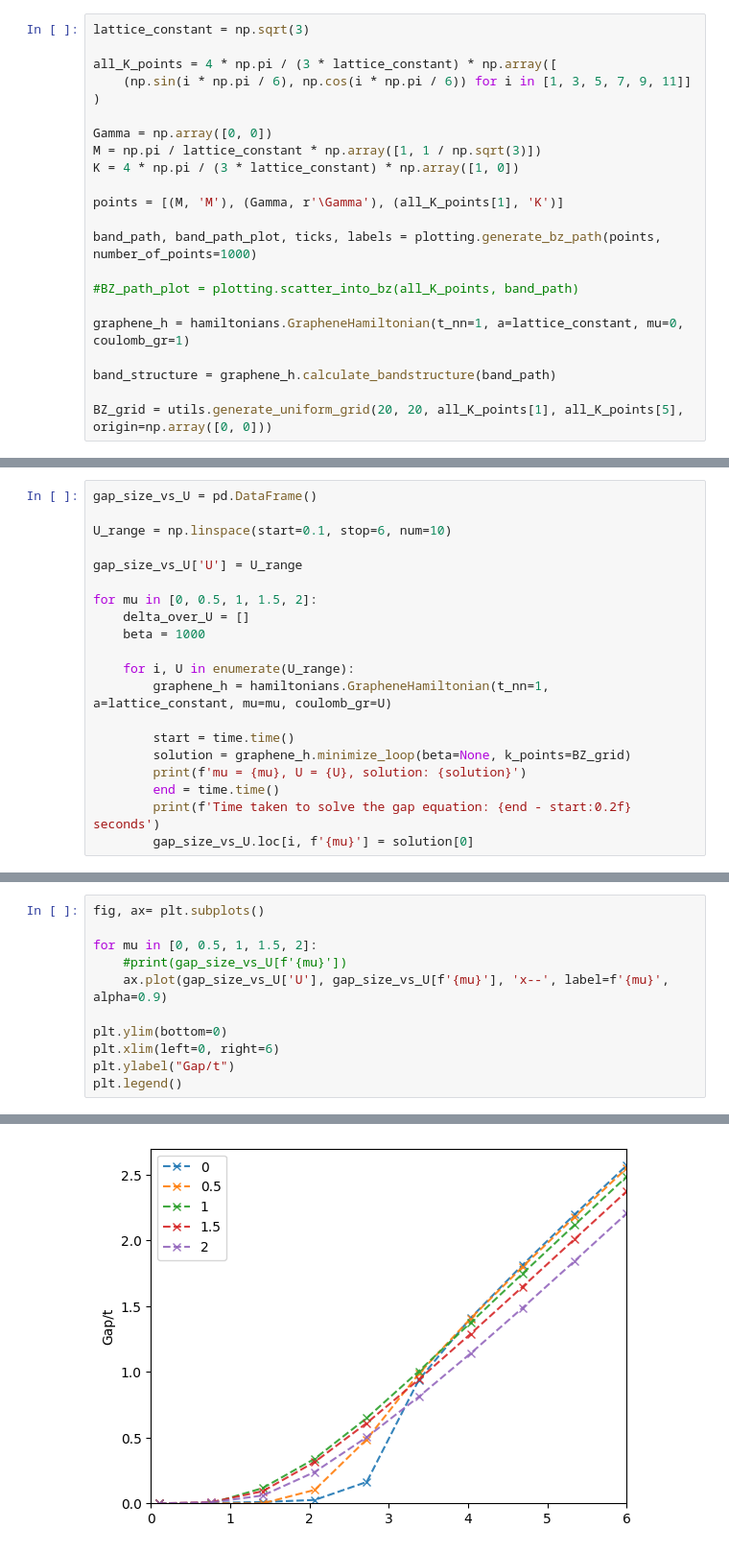
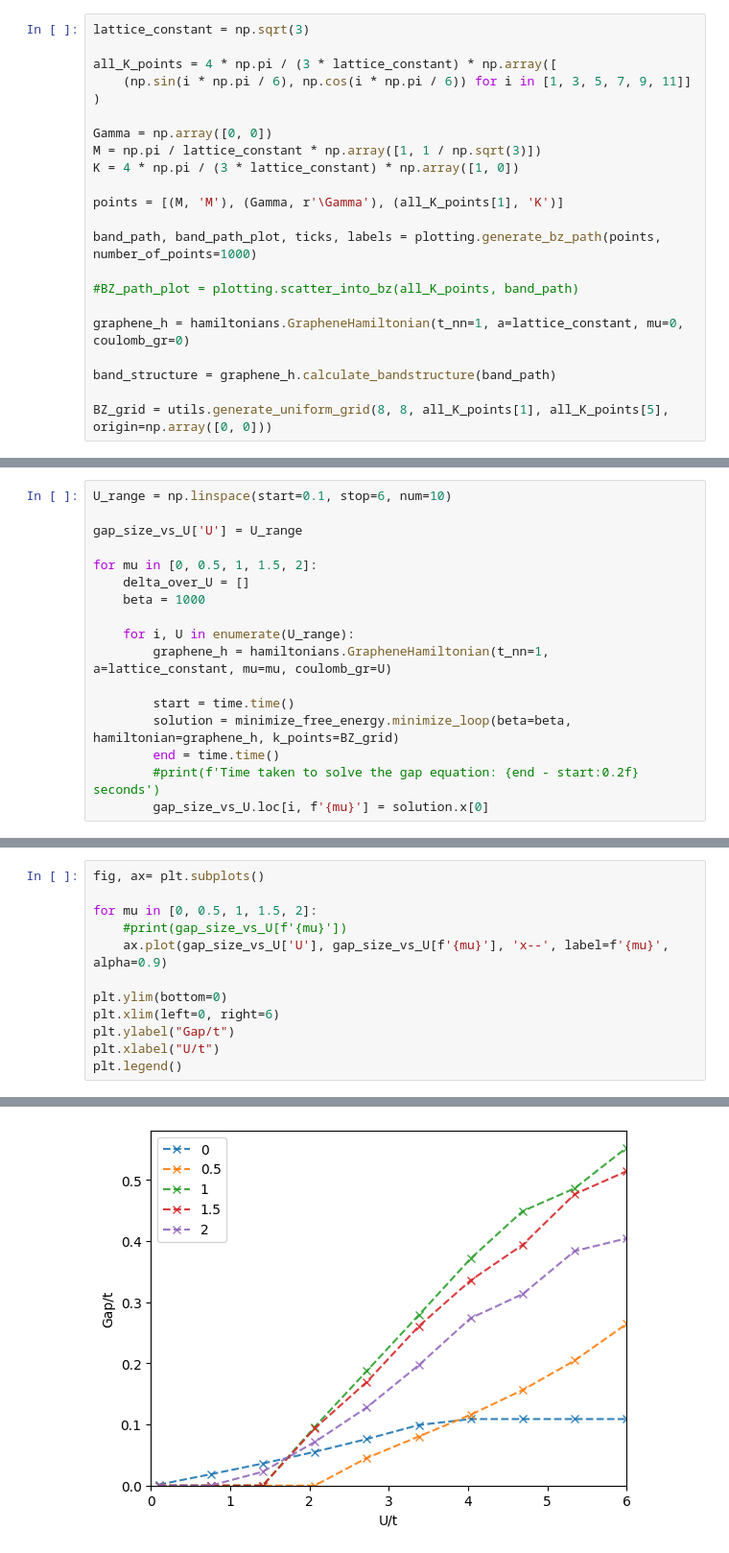
Before and after one commit to Ruberhauptmann/quant-met, a Jupyter notebook: notebooks/bdg_graphene.ipynb, the cells around one changed output, grey strips where cells are left out. Shown: that part at 96% size. Cells and saved outputs as stored; diff of their text form.

```diff
--- a/notebooks/bdg_graphene.ipynb
+++ b/notebooks/bdg_graphene.ipynb
@@ -21,8 +21,8 @@ band_path, band_path_plot, ticks, labels = plotting.generate_bz_path(points, num
 
 #BZ_path_plot = plotting.scatter_into_bz(all_K_points, band_path)
 
-graphene_h = hamiltonians.GrapheneHamiltonian(t_nn=1, a=lattice_constant, mu=0, coulomb_gr=1)
+graphene_h = hamiltonians.GrapheneHamiltonian(t_nn=1, a=lattice_constant, mu=0, coulomb_gr=0)
 
 band_structure = graphene_h.calculate_bandstructure(band_path)
 
-BZ_grid = utils.generate_uniform_grid(20, 20, all_K_points[1], all_K_points[5], origin=np.array([0, 0]))
+BZ_grid = utils.generate_uniform_grid(8, 8, all_K_points[1], all_K_points[5], origin=np.array([0, 0]))
@@ -29,6 +31,4 @@ BZ_grid = utils.generate_uniform_grid(20, 20, all_K_points[1], all_K_points[5],
 # %%
-gap_size_vs_U = pd.DataFrame()
-
 U_range = np.linspace(start=0.1, stop=6, num=10)
 
 gap_size_vs_U['U'] = U_range
@@ -41,8 +41,7 @@ for mu in [0, 0.5, 1, 1.5, 2]:
         graphene_h = hamiltonians.GrapheneHamiltonian(t_nn=1, a=lattice_constant, mu=mu, coulomb_gr=U)
 
         start = time.time()
-        solution = graphene_h.minimize_loop(beta=None, k_points=BZ_grid)
-        print(f'mu = {mu}, U = {U}, solution: {solution}')
+        solution = minimize_free_energy.minimize_loop(beta=beta, hamiltonian=graphene_h, k_points=BZ_grid)
         end = time.time()
-        print(f'Time taken to solve the gap equation: {end - start:0.2f} seconds')
-        gap_size_vs_U.loc[i, f'{mu}'] = solution[0]
+        #print(f'Time taken to solve the gap equation: {end - start:0.2f} seconds')
+        gap_size_vs_U.loc[i, f'{mu}'] = solution.x[0]
@@ -67,14 +48,15 @@ Time taken to solve the gap equation: 8.22 seconds
 # %%
 fig, ax= plt.subplots()
 
 for mu in [0, 0.5, 1, 1.5, 2]:
     #print(gap_size_vs_U[f'{mu}'])
     ax.plot(gap_size_vs_U['U'], gap_size_vs_U[f'{mu}'], 'x--', label=f'{mu}', alpha=0.9)
 
 plt.ylim(bottom=0)
 plt.xlim(left=0, right=6)
 plt.ylabel("Gap/t")
+plt.xlabel("U/t")
 plt.legend()
 # %% [output]
 <matplotlib.legend.Legend at 0x...>
-[figure, old version]
+[figure, new version]
```
Also changed, not shown: parts of 3 cells of this notebook, 7 other files.
